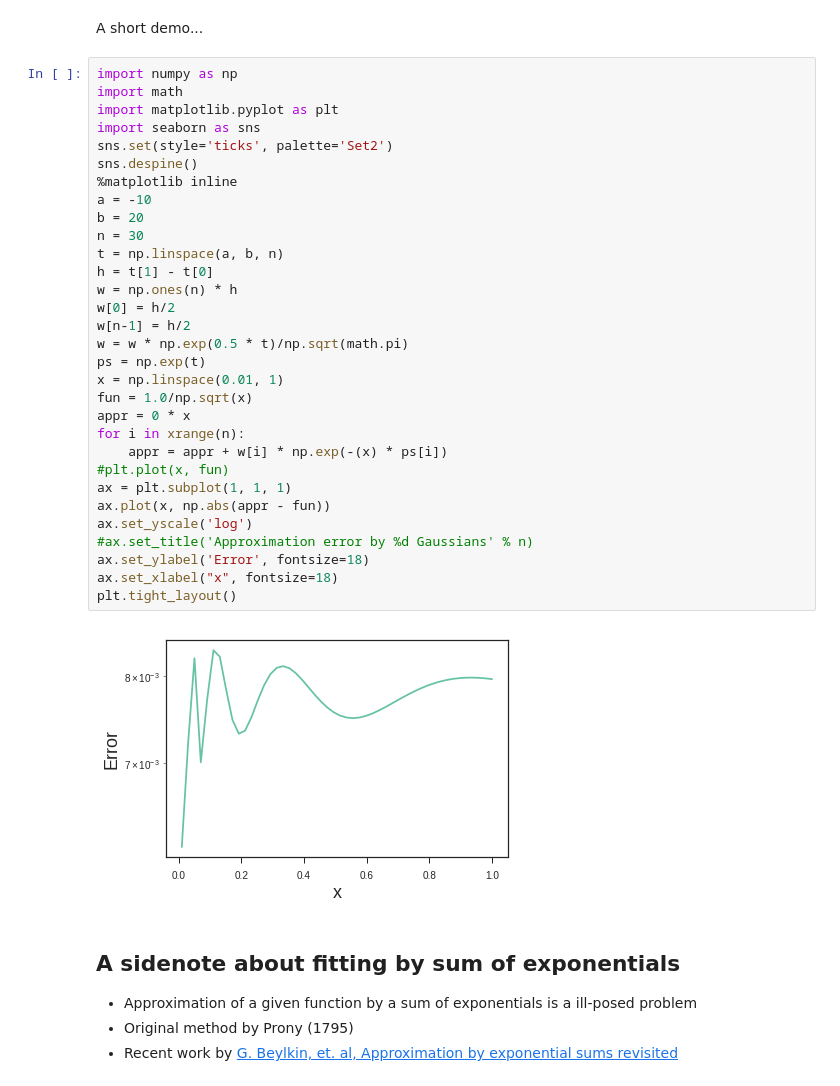
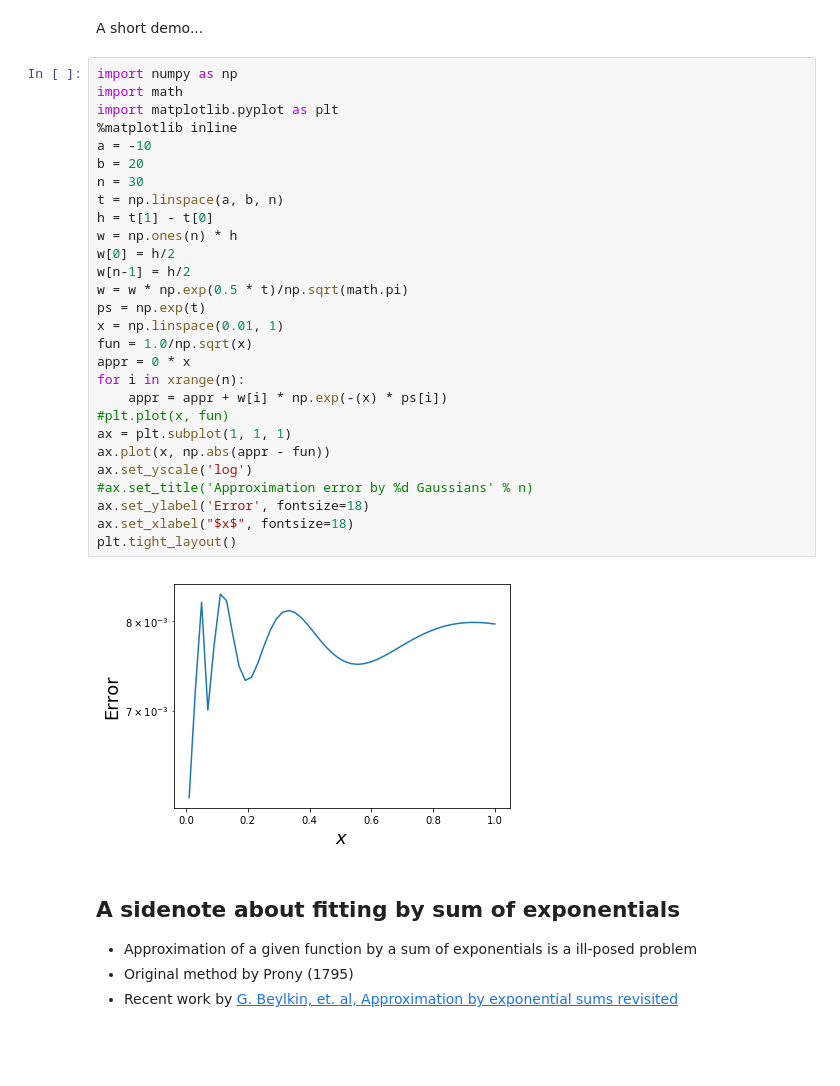
Before and after one commit to oseledets/fastpde2017, a Jupyter notebook: lectures/Lecture-2.ipynb, the cells around one changed output. Drawn from its saved outputs; the diff is of its cells as text; blank space fills up the shorter version.

```diff
--- a/lectures/Lecture-2.ipynb
+++ b/lectures/Lecture-2.ipynb
@@ -251,36 +251,33 @@ A short demo...
 # %%
 import numpy as np
 import math
 import matplotlib.pyplot as plt
-import seaborn as sns
-sns.set(style='ticks', palette='Set2')
-sns.despine()
 %matplotlib inline
 a = -10
 b = 20
 n = 30
 t = np.linspace(a, b, n)
 h = t[1] - t[0]
 w = np.ones(n) * h
 w[0] = h/2
 w[n-1] = h/2
 w = w * np.exp(0.5 * t)/np.sqrt(math.pi)
 ps = np.exp(t)
 x = np.linspace(0.01, 1)
 fun = 1.0/np.sqrt(x)
 appr = 0 * x
 for i in xrange(n):
     appr = appr + w[i] * np.exp(-(x) * ps[i])
 #plt.plot(x, fun)
 ax = plt.subplot(1, 1, 1)
 ax.plot(x, np.abs(appr - fun))
 ax.set_yscale('log')
 #ax.set_title('Approximation error by %d Gaussians' % n)
 ax.set_ylabel('Error', fontsize=18)
-ax.set_xlabel("x", fontsize=18)
+ax.set_xlabel("$x$", fontsize=18)
 plt.tight_layout()
 # %% [output]
-[figure, old version]
+[figure, new version]
 # %% [markdown]
 ## A sidenote about fitting by sum of exponentials
 - Approximation of a given function by a sum of exponentials is a ill-posed problem
```
Also changed, not shown: parts of 5 cells of this notebook.
